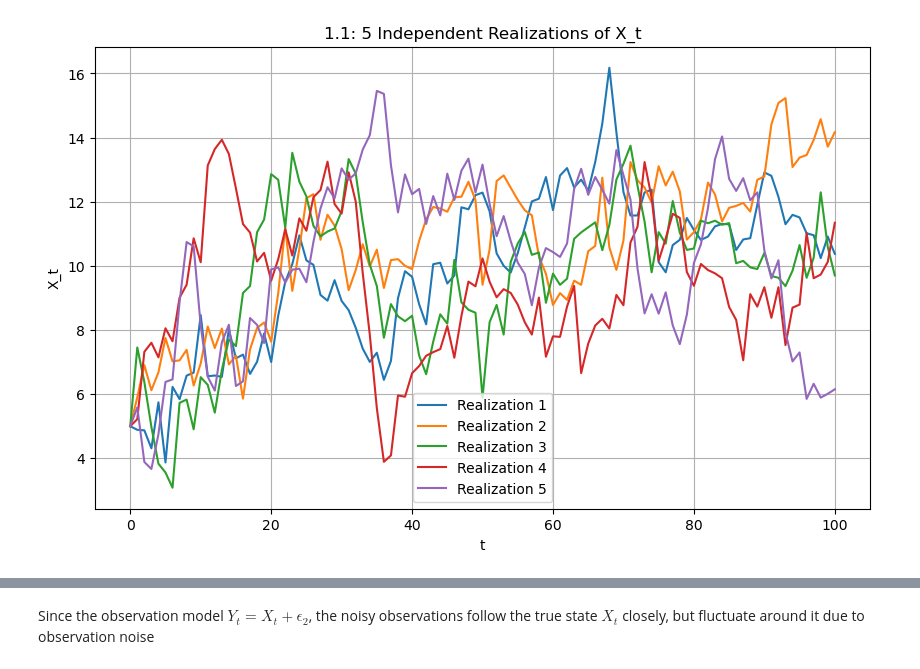
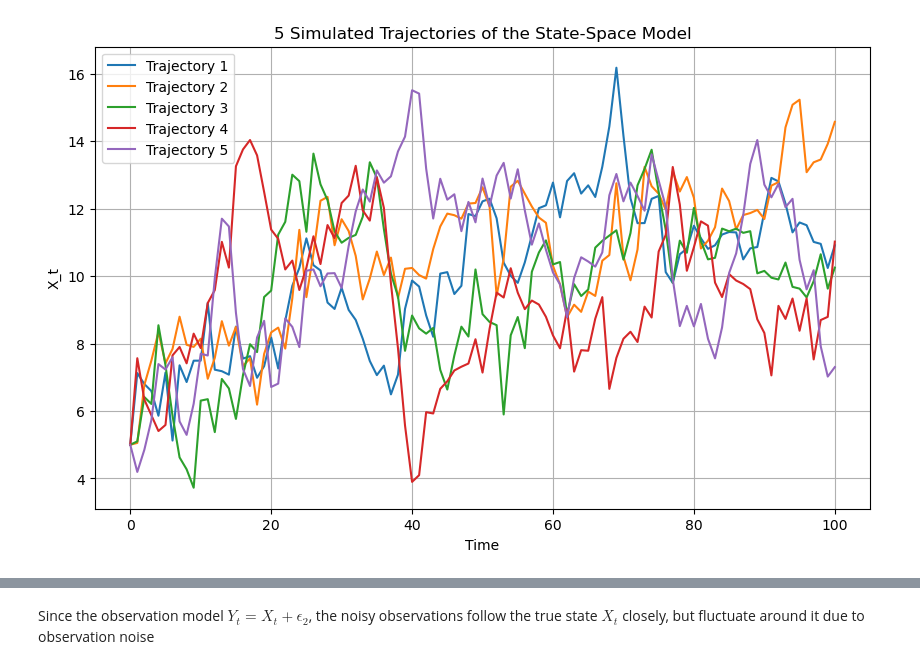
Before and after one commit to Harborg1/Time-Series-Analysis, a Jupyter notebook: Assignment 4/Assignment_4_Christian.ipynb, the cells around one changed output, grey strips where cells are left out. Drawn from its saved outputs; the diff is of its cells as text; code cells hidden in the pictures.

```diff
--- a/Assignment 4/Assignment_4_Christian.ipynb
+++ b/Assignment 4/Assignment_4_Christian.ipynb
@@ -2,49 +2,44 @@
 import numpy as np
 import matplotlib.pyplot as plt
 # %%
+import numpy as np
+import matplotlib.pyplot as plt
 
-# 1.1
-
+# Parameters
 a = 0.9
 b = 1
-sigma1 = 1
+sigma = 1
+n = 100
+num_paths = 5
 X0 = 5
-n = 100
-num_realizations = 5
-seed = 1
-# Set random seed
-np.random.seed(seed)
 
-# Store all trajectories
-X_t = np.zeros((num_realizations, n + 1))
-Y_t = np.zeros((num_realizations, n + 1))
-X_t[:, 0] = X0
+# Set seed for reproducibility
+np.random.seed(1)
 
+# Store trajectories
+trajectories = np.zeros((num_paths, n+1))
 
-for i in range(num_realizations):
-    for t in range(0, n+1):
-        e_1_t = np.random.normal(0, sigma1)
-        if t == 0:
-            X_t[i,t] = X0
-        else:
-            X_t[i, t] = a * X_t[i, t - 1] + b + e_1_t
+# Simulate
+for i in range(num_paths):
+    X = np.zeros(n+1)
+    X[0] = X0
+    for t in range(1, n+1):
+        e_t = np.random.normal(0, sigma)
+        X[t] = a * X[t-1] + b + e_t
+    trajectories[i, :] = X
 
-# Time axis
-time = np.arange(n + 1)
+# Plot
+plt.figure(figsize=(10, 6))
+for i in range(num_paths):
+    plt.plot(trajectories[i], label=f'Trajectory {i+1}')
 
-# Plot all 5 trajectories
-plt.figure(figsize=(10, 6))
-for i in range(num_realizations):
-    plt.plot(time, X_t[i], label=f"Realization {i+1}")
-
-
-plt.title("1.1: 5 Independent Realizations of X_t")
-plt.xlabel("t")
-plt.ylabel("X_t")
+plt.title('5 Simulated Trajectories of the State-Space Model')
+plt.xlabel('Time')
+plt.ylabel('X_t')
 plt.legend()
 plt.grid(True)
+plt.savefig("Simulated Realizations")
 plt.show()
-plt.close()
 # %% [output]
-[figure, old version]
+[figure, new version]
 # %%
```
Also changed, not shown: parts of 3 cells of this notebook, 3 other files.
